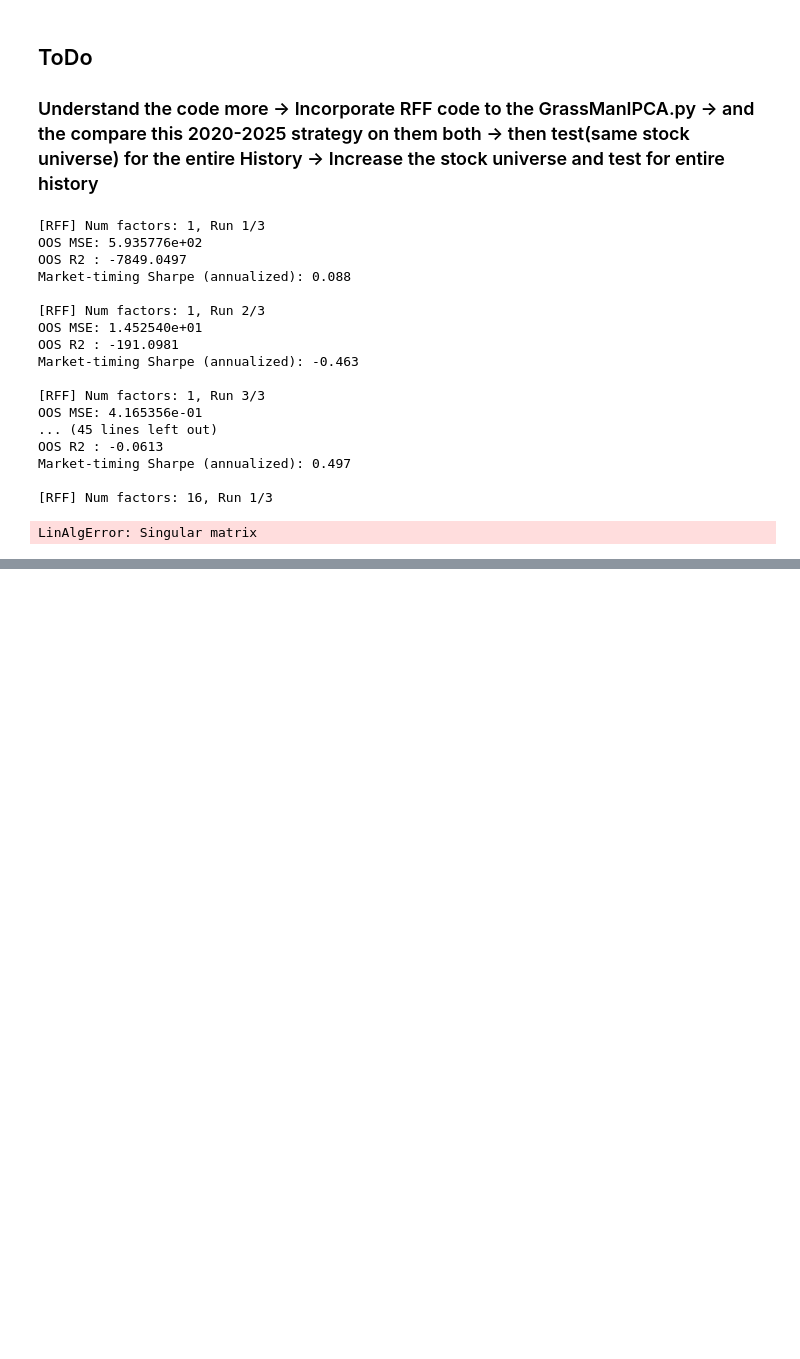
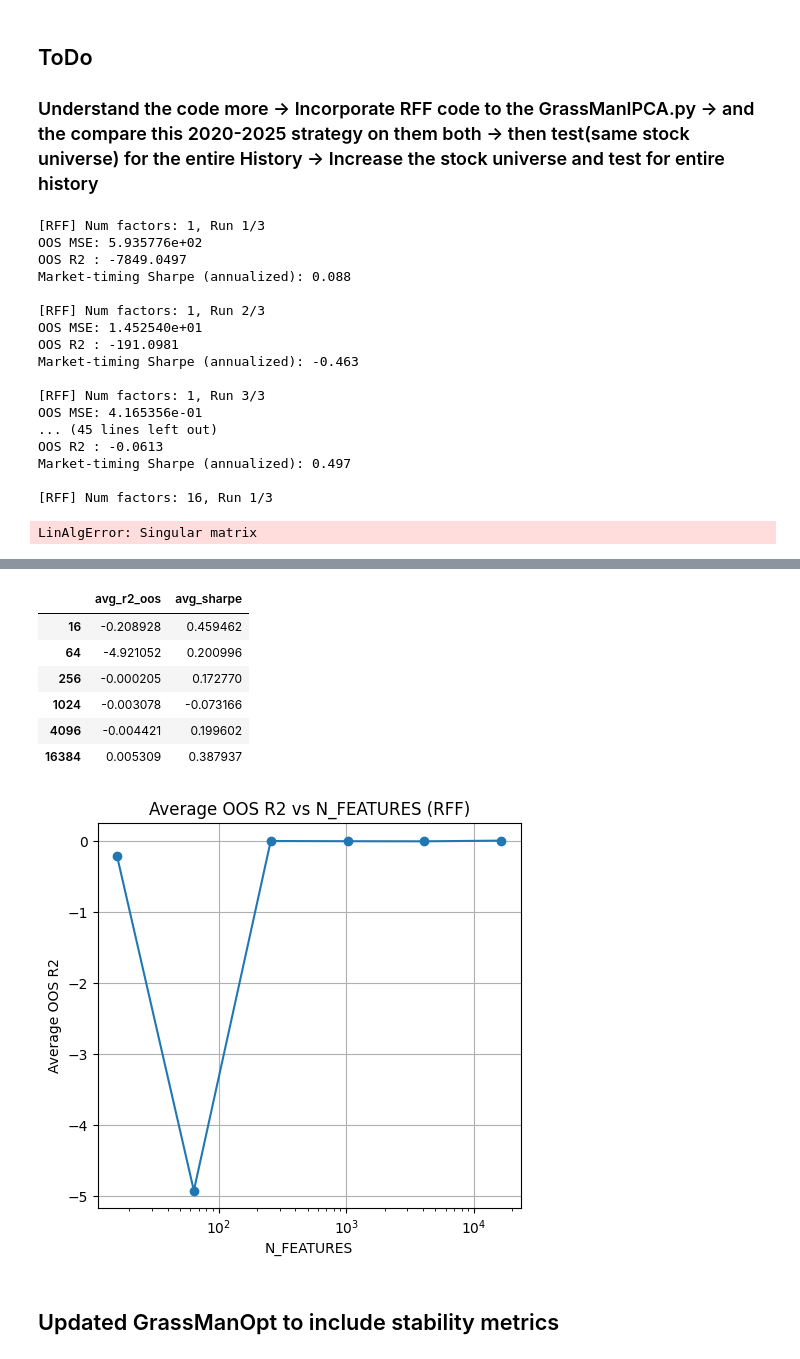
Before and after one commit to ItachiUchiha729/TheVirtueOfComplexity_PaperReplication_Experimentation, a Jupyter notebook: notebooks/VOC_everywhere.ipynb, the cells around one changed output, grey strips where cells are left out. Drawn from its saved outputs; the diff is of its cells as text; code cells hidden in the pictures; blank space fills up the shorter version.

Commit message:
Mar 10 - RFF + IPCA+stability metrics

```diff
--- a/notebooks/VOC_everywhere.ipynb
+++ b/notebooks/VOC_everywhere.ipynb
@@ -1318,45 +1318,41 @@ rff_df = pd.DataFrame(rff_data, index=df_trunc_extended.index, columns =rff_cols
 df_trunc_rff = pd.concat([df_trunc_extended[["Price", "ret"]], rff_df], axis=1).dropna(subset=["ret"])
 num_iter_rff = 5
 results_by_factor_rff = {}
-#lets runf or different N_FEATURES_EFF values and store the results in a dictionary, and then we will plot the results to see how the performance changes with the number of features in the RFF transformation. We will try with 1, 2, 4, 8, 16 factors and see how the performance changes. We will use the same window length of 24 months for all runs.
+#lets runf or different N_FEATURES_EFF values and store the results in a dictionary, but num_factors is always 4
 for n_feat in N_FEATURES_EFF:
+    print(f"\nRunning for N_FEATURES: {n_feat}")
     rff = RandomFourierFeatures(n_features=int(n_feat / 2), gamma=GAMMA)
     rff_data = rff.transform(X_chars, seed=1)
     rff_cols = [f"rff_{i+1}" for i in range(rff_data.shape[1])]
     rff_df = pd.DataFrame(rff_data, index=df_trunc_extended.index, columns=rff_cols)
     df_trunc_rff = pd.concat([df_trunc_extended[["Price", "ret"]], rff_df], axis=1).dropna(subset=["ret"])
 
-    results_by_factor_rff_nfeat = {}
-    for num_fact in num_factors_list:
-        all_results = []
-        for i in range(num_iter_rff):
-            print(f"\n[RFF] N_FEATURES: {n_feat}, Num factors: {num_fact}, Run {i+1}/{num_iter_rff}")
-            res = run_ipca_grass(
-                df_trunc=df_trunc_rff,
-                char_feats=rff_cols,
-                num_fact=num_fact,
-                window_len=window_len,
-                max_nan=0.3,
-                max_zero=0.3,
-                min_non_nan_frac=0.7,
-            )
-            all_results.append(res)
+    all_results = []
+    for i in range(num_iter_rff):
+        print(f"Run {i+1}/{num_iter_rff} for N_FEATURES: {n_feat}")
+        res = run_ipca_grass(
+            df_trunc=df_trunc_rff,
+            char_feats=rff_cols,
+            num_fact=4,  # keeping num_factors fixed at 4
+            window_len=window_len,
+            max_nan=0.3,
+            max_zero=0.3,
+            min_non_nan_frac=0.7,
+        )
+        all_results.append(res)
 
-        results_by_factor_rff_nfeat[num_fact] = {
-            "avg_r2_oos": np.mean([res["r2_oos"] for res in all_results]),
-            "avg_sharpe": np.mean([res["sharpe"] for res in all_results]),
-        }
-    results_by_factor_rff[n_feat] = results_by_factor_rff_nfeat
-# Lets plot the results for different N_FEATURES_EFF values
-plt.figure(figsize=(18, 12))
-for i, n_feat in enumerate(N_FEATURES_EFF):
-    results_rff_nfeat_df = pd.DataFrame(results_by_factor_rff[n_feat]).T
-    plt.subplot(3, 2, i + 1)
-    plt.plot(results_rff_nfeat_df.index, results_rff_nfeat_df["avg_r2_oos"], marker="o")
-    plt.title(f"Average OOS R2 vs Number of Factors (RFF, N_FEATURES={n_feat})")
-    plt.xlabel("Number of Factors")
-    plt.ylabel("Average OOS R2")
-    plt.grid()
-plt.tight_layout()
-plt.show()
+    results_by_factor_rff[n_feat] = {
+        "avg_r2_oos": np.mean([res["r2_oos"] for res in all_results]),
+        "avg_sharpe": np.mean([res["sharpe"] for res in all_results]),
+    }
+results_rff_df = pd.DataFrame(results_by_factor_rff).T
+display(results_rff_df)
+plt.figure(figsize=(12, 5))
+plt.subplot(1, 2, 1)
+plt.plot(results_rff_df.index, results_rff_df["avg_r2_oos"], marker="o")
+plt.title("Average OOS R2 vs N_FEATURES (RFF)")
+plt.xlabel("N_FEATURES")
+plt.ylabel("Average OOS R2")
+plt.xscale("log")
+plt.grid()
 # %% [output]
@@ -1379,0 +1376,10 @@ Market-timing Sharpe (annualized): 0.577
+|  | avg_r2_oos | avg_sharpe |
+| 16 | -0.208928 | 0.459462 |
+| 64 | -4.921052 | 0.200996 |
+| 256 | -0.000205 | 0.172770 |
+| 1024 | -0.003078 | -0.073166 |
+| 4096 | -0.004421 | 0.199602 |
+| 16384 | 0.005309 | 0.387937 |
+[figure, added]
+# %% [markdown]
+## Updated GrassManOpt to include stability metrics
```
Also changed, not shown: parts of 3 cells of this notebook, 1 other file.
